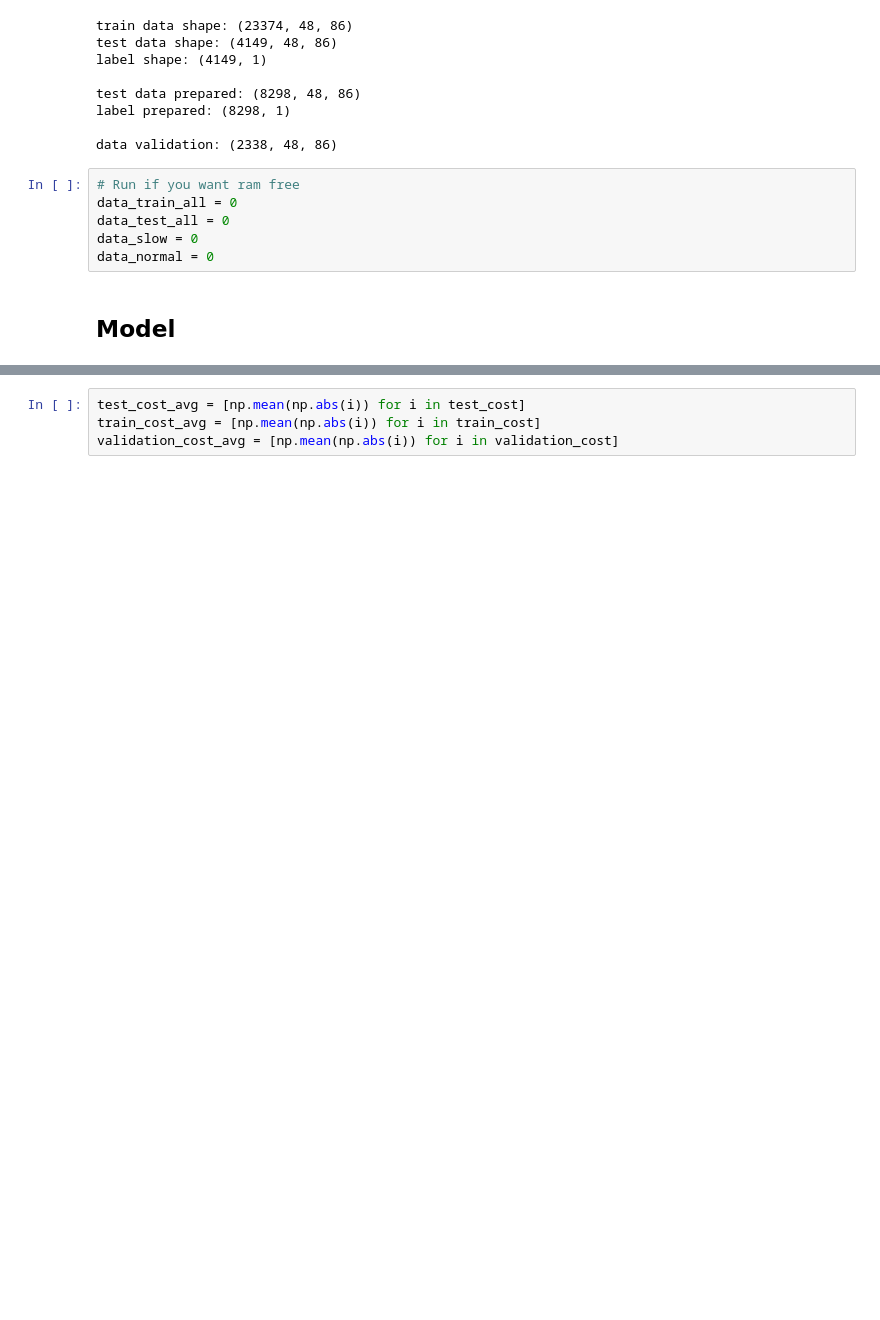
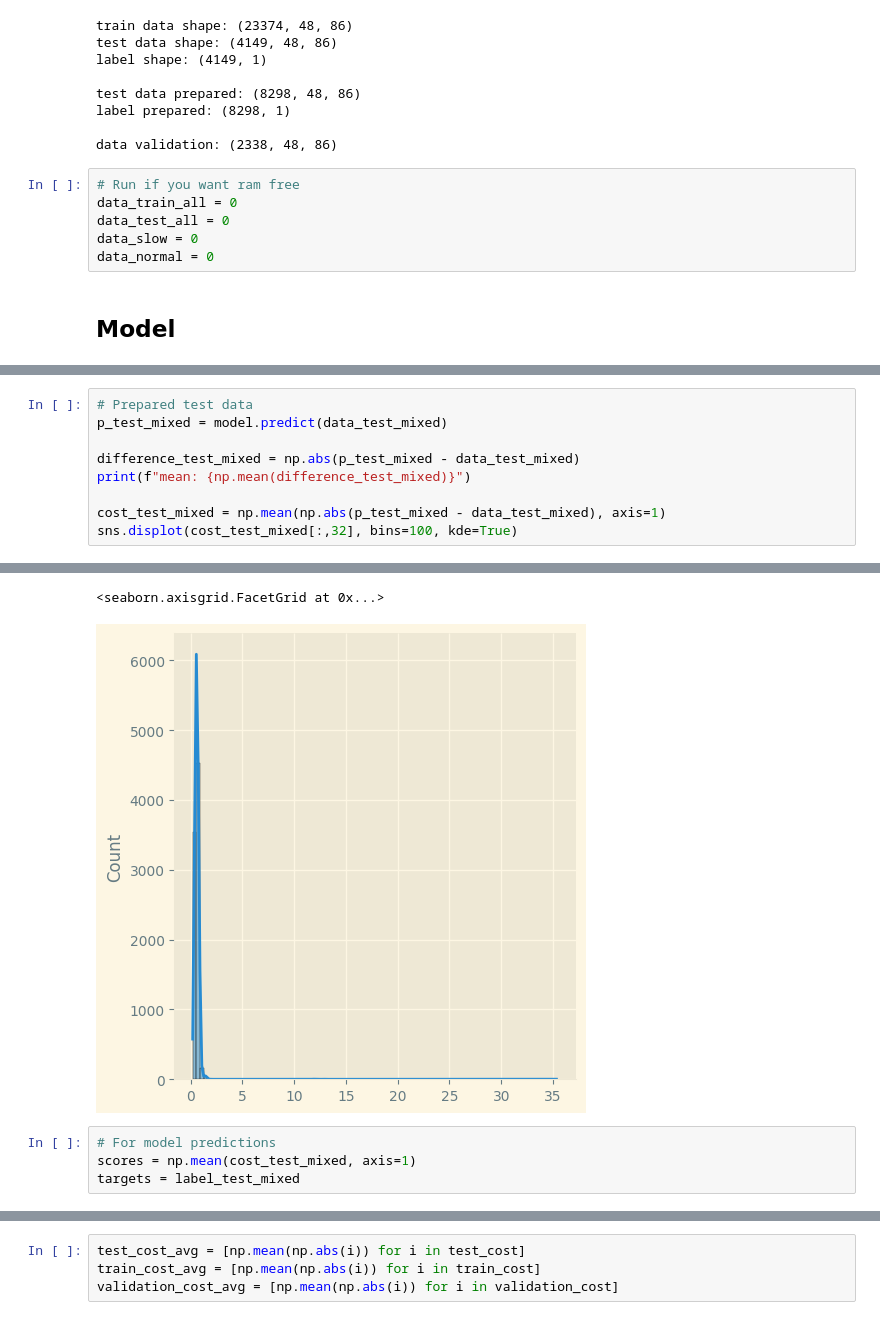
Before and after one commit to shadow036/machine-learning-in-applications, a Jupyter notebook: AAE.ipynb, the cells around one changed output, grey strips where cells are left out. Cells and saved outputs as stored; diff of their text form; blank space fills up the shorter version.

```diff
--- a/AAE.ipynb
+++ b/AAE.ipynb
@@ -116,0 +243,10 @@ data_normal = 0
+# %%
+# Prepared test data
+p_test_mixed = model.predict(data_test_mixed)
+
+difference_test_mixed = np.abs(p_test_mixed - data_test_mixed)
+print(f"mean: {np.mean(difference_test_mixed)}")
+
+cost_test_mixed = np.mean(np.abs(p_test_mixed - data_test_mixed), axis=1)
+sns.displot(cost_test_mixed[:,32], bins=100, kde=True)
+# %% [output]
@@ -116,0 +255,6 @@ data_normal = 0
+<seaborn.axisgrid.FacetGrid at 0x...>
+[figure, added]
+# %%
+# For model predictions
+scores = np.mean(cost_test_mixed, axis=1)
+targets = label_test_mixed
```
Also changed, not shown: parts of 45 cells of this notebook, 2 other files.
